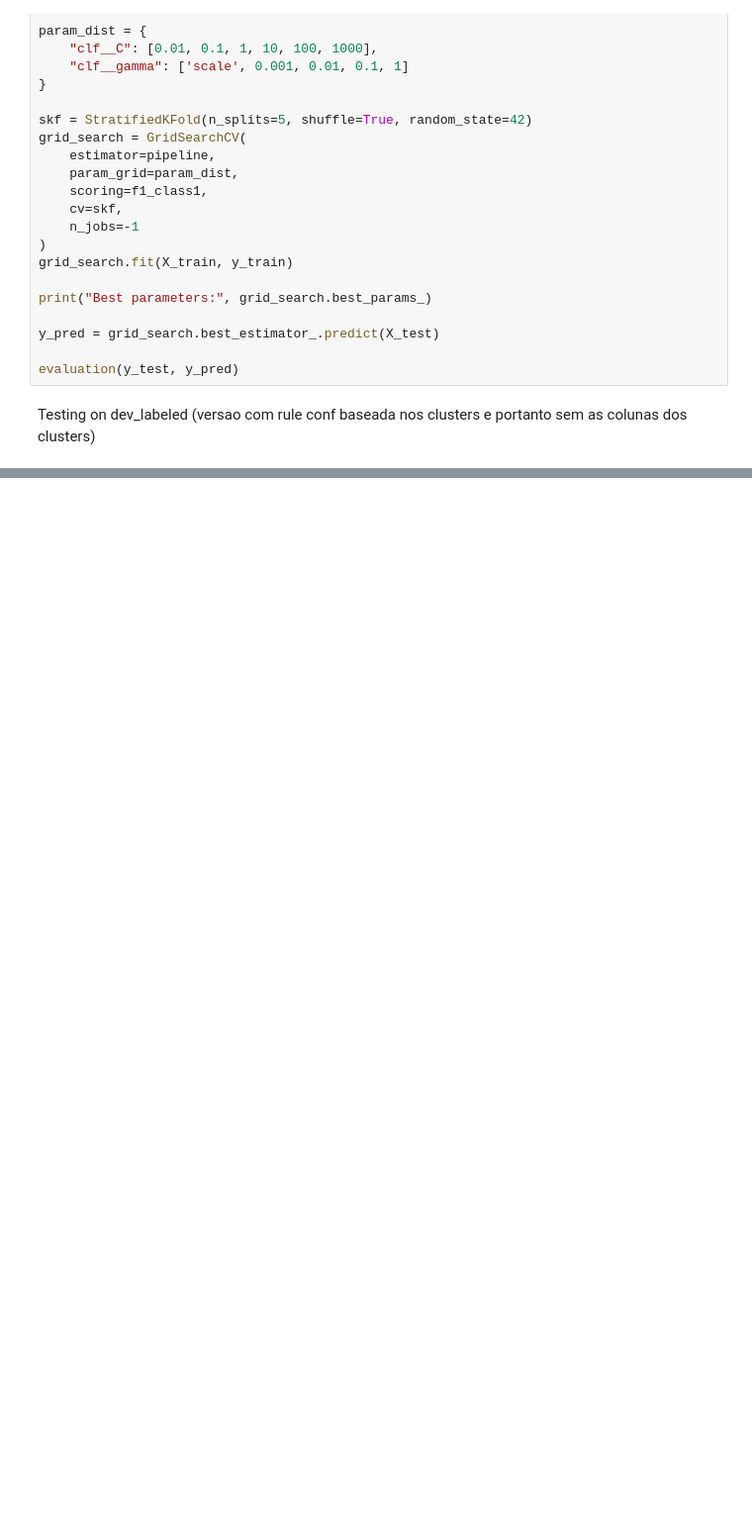
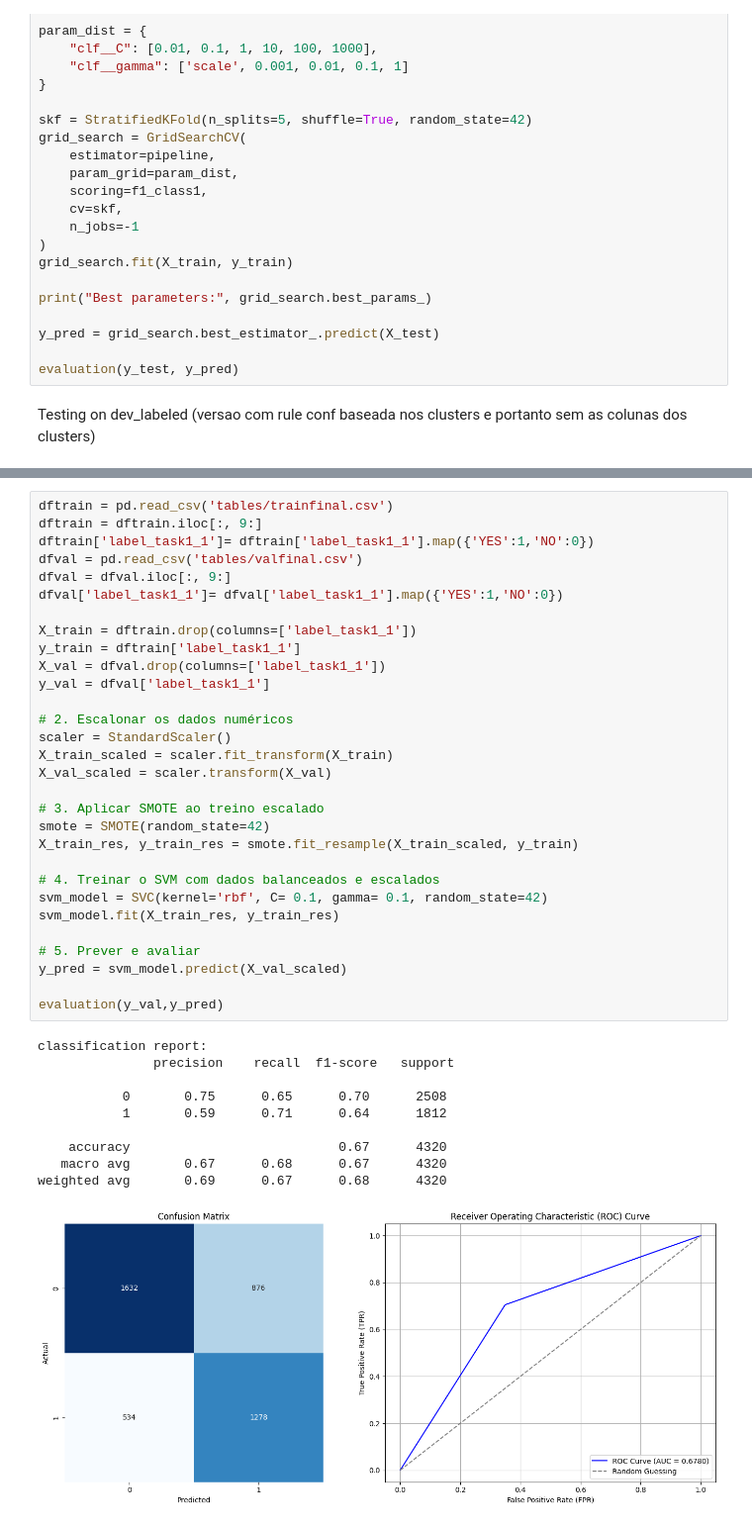
Before and after one commit to Barb02/DetectingTweetsSexism, a Jupyter notebook: modeling.ipynb, the cells around one changed output, grey strips where cells are left out. Shown at 99% size. Cells and saved outputs as stored; diff of their text form; blank space fills up the shorter version.

```diff
--- a/modeling.ipynb
+++ b/modeling.ipynb
@@ -521,3 +553,44 @@ y_pred = grid_search.best_estimator_.predict(X_test)
 evaluation(y_test, y_pred)
 # %% [output]
 KeyboardInterrupt:
+# %%
+dftrain = pd.read_csv('tables/trainfinal.csv')
+dftrain = dftrain.iloc[:, 9:]
+dftrain['label_task1_1']= dftrain['label_task1_1'].map({'YES':1,'NO':0})
+dfval = pd.read_csv('tables/valfinal.csv')
+dfval = dfval.iloc[:, 9:]
+dfval['label_task1_1']= dfval['label_task1_1'].map({'YES':1,'NO':0})
+
+X_train = dftrain.drop(columns=['label_task1_1'])
+y_train = dftrain['label_task1_1']
+X_val = dfval.drop(columns=['label_task1_1'])
+y_val = dfval['label_task1_1']
+
+# 2. Escalonar os dados numéricos
+scaler = StandardScaler()
+X_train_scaled = scaler.fit_transform(X_train)
+X_val_scaled = scaler.transform(X_val)
+
+# 3. Aplicar SMOTE ao treino escalado
+smote = SMOTE(random_state=42)
+X_train_res, y_train_res = smote.fit_resample(X_train_scaled, y_train)
+
+# 4. Treinar o SVM com dados balanceados e escalados
+svm_model = SVC(kernel='rbf', C= 0.1, gamma= 0.1, random_state=42)
+svm_model.fit(X_train_res, y_train_res)
+
+# 5. Prever e avaliar
+y_pred = svm_model.predict(X_val_scaled)
+
+evaluation(y_val,y_pred)
+# %% [output]
+classification report:
+               precision    recall  f1-score   support
+
+           0       0.75      0.65      0.70      2508
+           1       0.59      0.71      0.64      1812
+
+    accuracy                           0.67      4320
+   macro avg       0.67      0.68      0.67      4320
+weighted avg       0.69      0.67      0.68      4320
+[figure, added]
```
Also changed, not shown: parts of 12 cells of this notebook, 1 other file.
